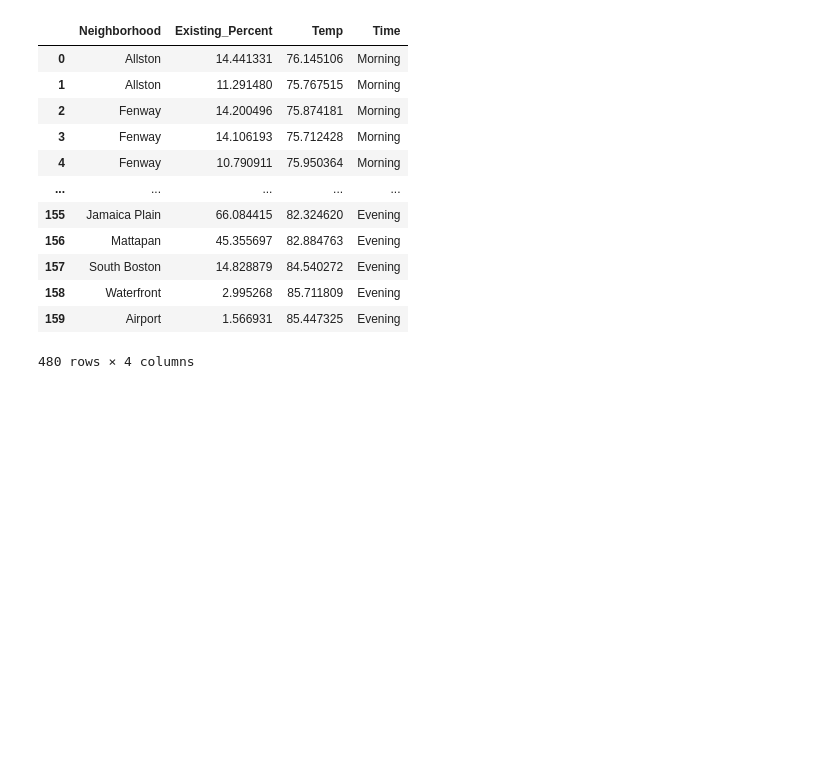
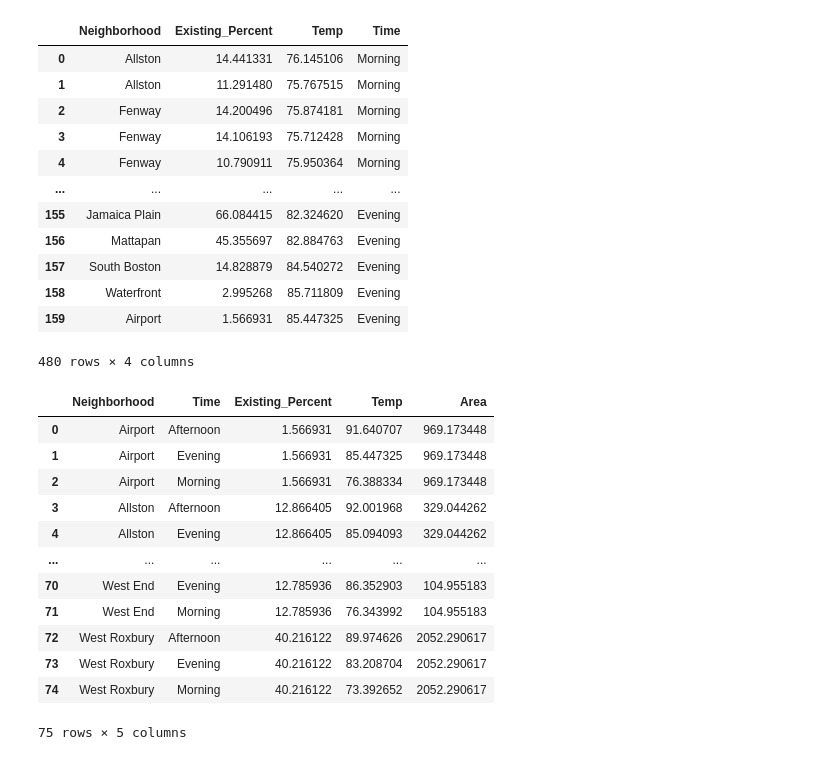
Before and after one commit to dvijashah/DS4200-Information-Visualization-Final-Projects-, a Jupyter notebook: Group-1 Heat Remediation/InteractiveVis.ipynb, the cells around one changed output. Drawn from its saved outputs; the diff is of its cells as text; code cells hidden in the pictures; blank space fills up the shorter version.

```diff
--- a/Group-1 Heat Remediation/InteractiveVis.ipynb
+++ b/Group-1 Heat Remediation/InteractiveVis.ipynb
@@ -49,0 +38,8 @@ Name: Existing_Percent, dtype: float64
+# %%
+# Gets sum of area for each neighborhood in approximagte acres
+area_df = boston_df.groupby(['Neighborhood']).sum('Shape__Area')
+area_df = area_df['Shape__Area']
+area_df = pd.concat([area_df, area_df, area_df])
+area_df = area_df.sort_index().reset_index()
+area_df['Shape__Area'] = area_df['Shape__Area'].apply(lambda x : x/70000)
+area_df
@@ -130,7 +140,23 @@ scatter_df
 # %%
 # Aggregates district values by neighborhood
 agg_df = scatter_df.groupby(['Neighborhood', 'Time']).mean(['Existing_Percent', 'Temp'])
 agg_df = agg_df.reset_index()
+agg_df['Area'] = area_df['Shape__Area']
+agg_df
+# %% [output]
+|  | Neighborhood | Time | Existing_Percent | Temp | Area |
+| 0 | Airport | Afternoon | 1.566931 | 91.640707 | 969.173448 |
+| 1 | Airport | Evening | 1.566931 | 85.447325 | 969.173448 |
+| 2 | Airport | Morning | 1.566931 | 76.388334 | 969.173448 |
+| 3 | Allston | Afternoon | 12.866405 | 92.001968 | 329.044262 |
+| 4 | Allston | Evening | 12.866405 | 85.094093 | 329.044262 |
+| ... | ... | ... | ... | ... | ... |
+| 70 | West End | Evening | 12.785936 | 86.352903 | 104.955183 |
+| 71 | West End | Morning | 12.785936 | 76.343992 | 104.955183 |
+| 72 | West Roxbury | Afternoon | 40.216122 | 89.974626 | 2052.290617 |
+| 73 | West Roxbury | Evening | 40.216122 | 83.208704 | 2052.290617 |
+| 74 | West Roxbury | Morning | 40.216122 | 73.392652 | 2052.290617 |
+75 rows × 5 columns
 # %%
 # Creates choice to filter / show individual times
 options = ['Morning', 'Afternoon', 'Evening']
```
Also changed, not shown: parts of 5 cells of this notebook.
